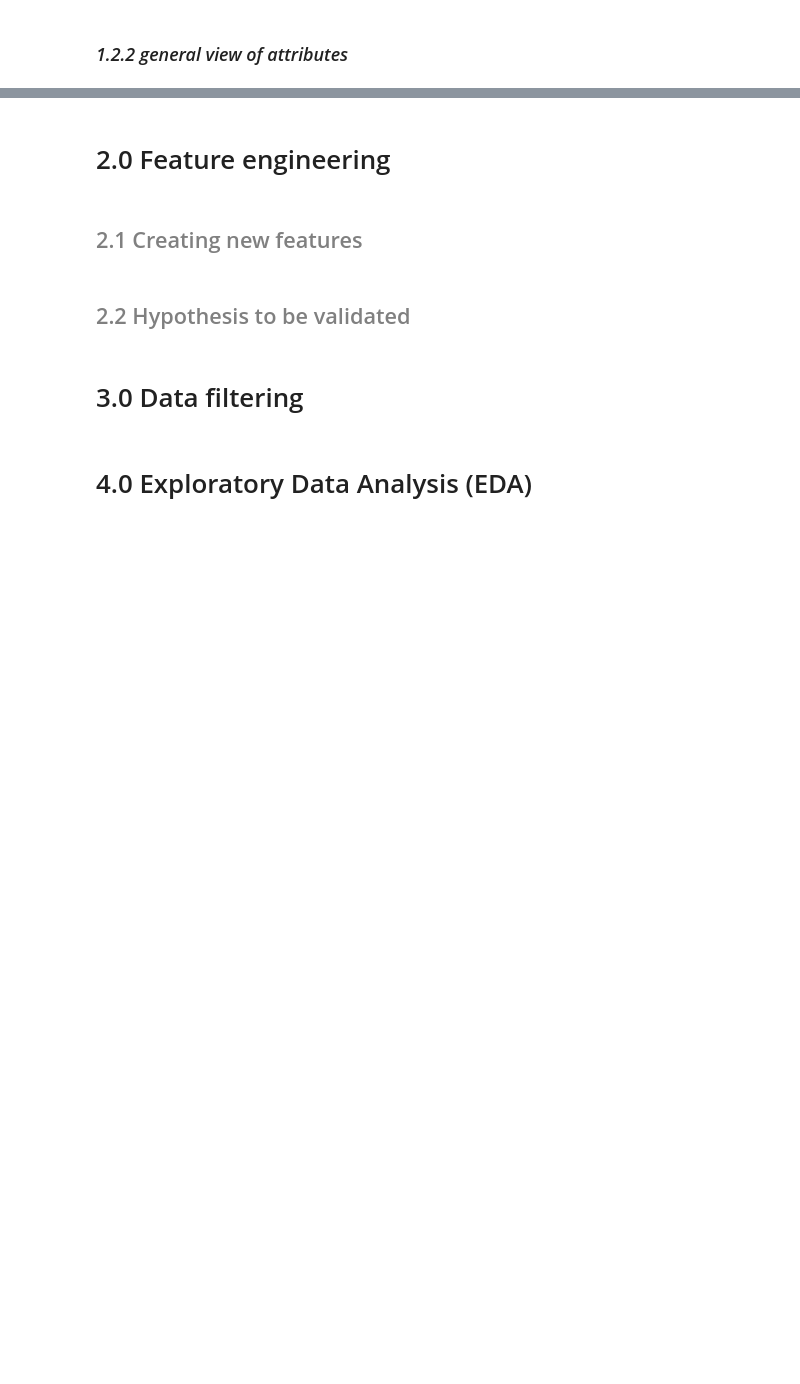
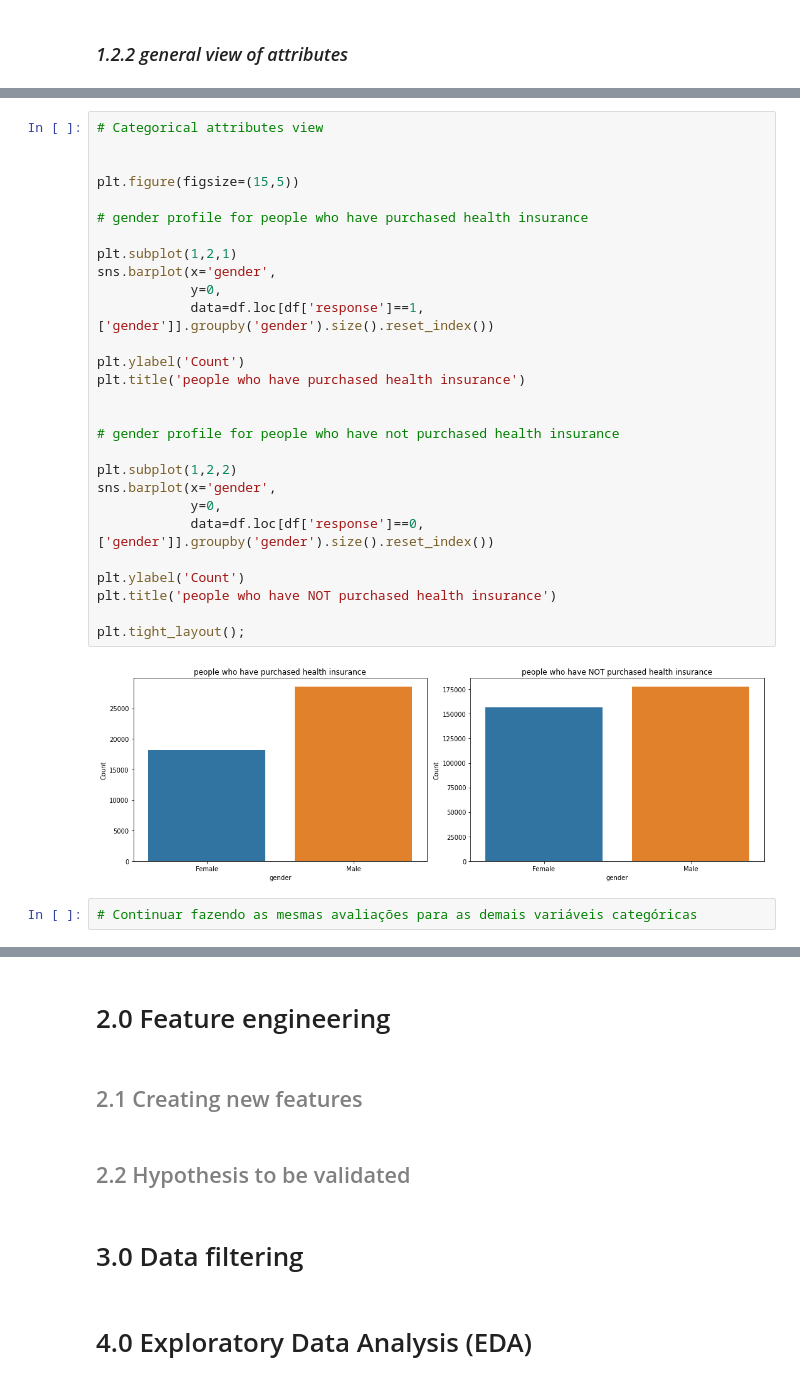
Before and after one commit to GustavoHBDuarte/health-insurance, a Jupyter notebook: notebook_main.ipynb, the cells around one changed output, grey strips where cells are left out. Drawn from its saved outputs; the diff is of its cells as text; blank space fills up the shorter version.

```diff
--- a/notebook_main.ipynb
+++ b/notebook_main.ipynb
@@ -319,0 +349,32 @@ descriptive_statistics(df)
+# %%
+# Categorical attributes view
+
+
+plt.figure(figsize=(15,5))
+
+# gender profile for people who have purchased health insurance
+
+plt.subplot(1,2,1)
+sns.barplot(x='gender',
+            y=0,
+            data=df.loc[df['response']==1, ['gender']].groupby('gender').size().reset_index())
+
+plt.ylabel('Count')
+plt.title('people who have purchased health insurance')
+
+
+# gender profile for people who have not purchased health insurance
+
+plt.subplot(1,2,2)
+sns.barplot(x='gender',
+            y=0,
+            data=df.loc[df['response']==0, ['gender']].groupby('gender').size().reset_index())
+
+plt.ylabel('Count')
+plt.title('people who have NOT purchased health insurance')
+
+plt.tight_layout();
+# %% [output]
+[figure, added]
+# %%
+# Continuar fazendo as mesmas avaliações para as demais variáveis categóricas
```
Also changed, not shown: parts of 8 cells of this notebook.
